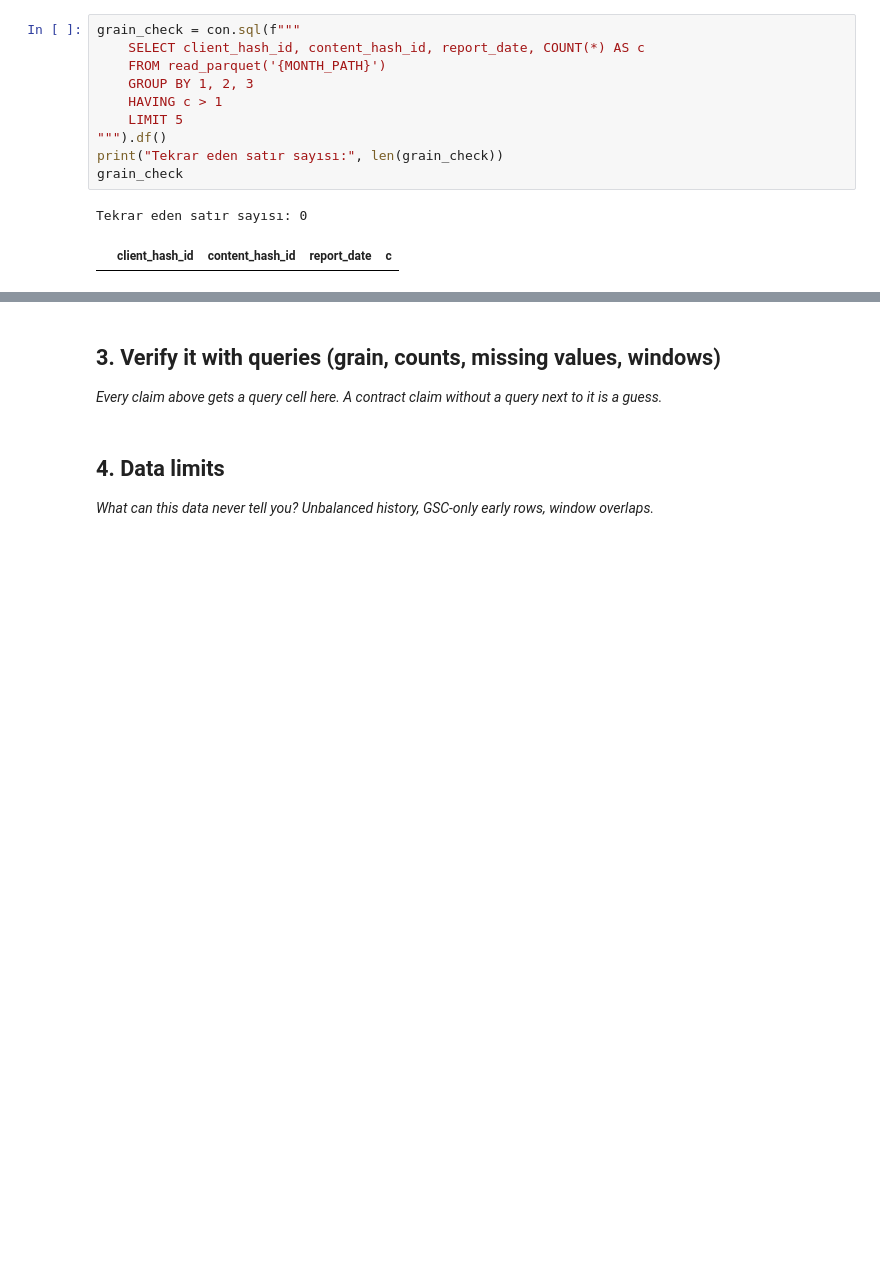
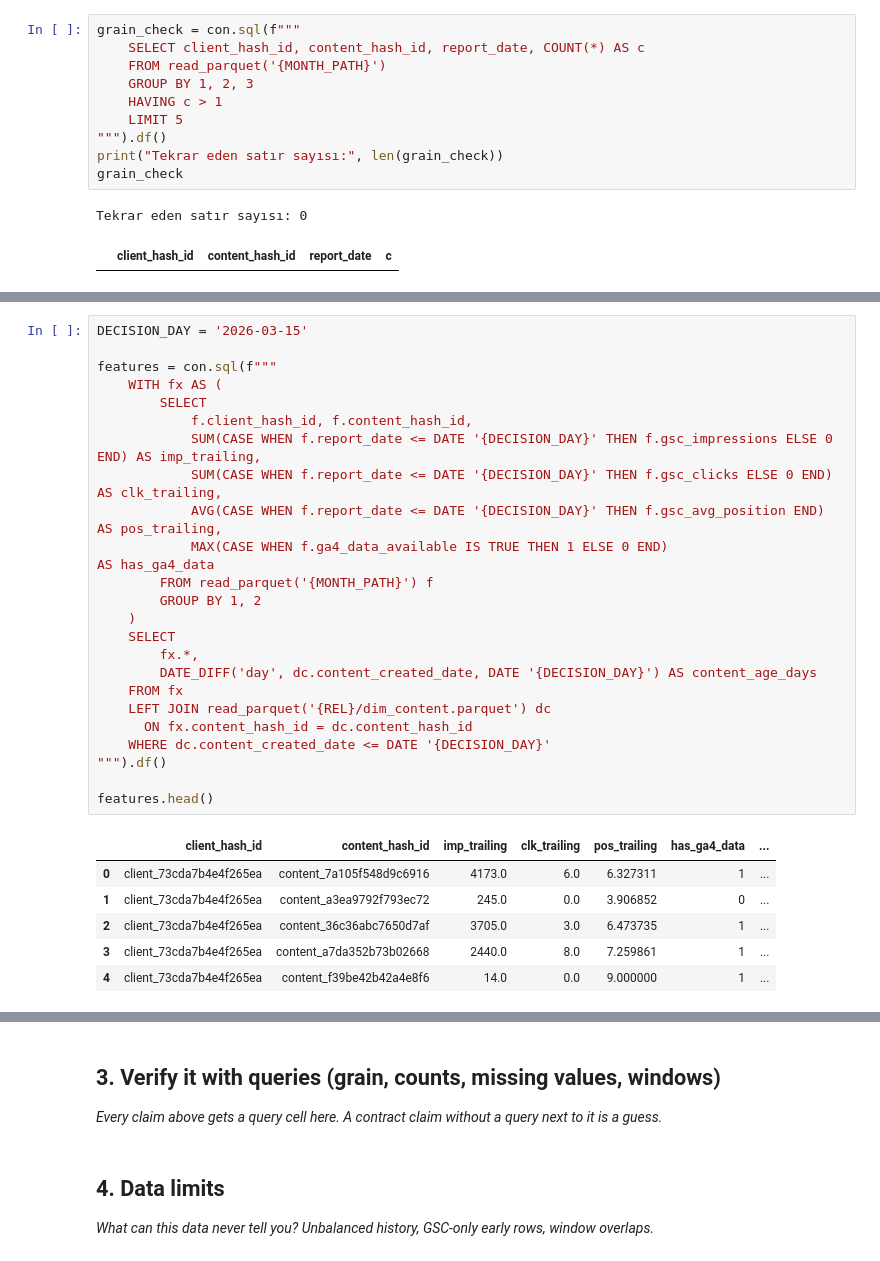
Before and after one commit to damlablgc/flyrankinternship, a Jupyter notebook: work/notebooks/w03_data_contract.ipynb, the cells around one changed output, grey strips where cells are left out. Cells and saved outputs as stored; diff of their text form; blank space fills up the shorter version.

```diff
--- a/work/notebooks/w03_data_contract.ipynb
+++ b/work/notebooks/w03_data_contract.ipynb
@@ -39,0 +66,31 @@ Tekrar eden satır sayısı: 0
+# %%
+DECISION_DAY = '2026-03-15'
+
+features = con.sql(f"""
+    WITH fx AS (
+        SELECT
+            f.client_hash_id, f.content_hash_id,
+            SUM(CASE WHEN f.report_date <= DATE '{DECISION_DAY}' THEN f.gsc_impressions ELSE 0 END) AS imp_trailing,
+            SUM(CASE WHEN f.report_date <= DATE '{DECISION_DAY}' THEN f.gsc_clicks ELSE 0 END)      AS clk_trailing,
+            AVG(CASE WHEN f.report_date <= DATE '{DECISION_DAY}' THEN f.gsc_avg_position END)       AS pos_trailing,
+            MAX(CASE WHEN f.ga4_data_available IS TRUE THEN 1 ELSE 0 END)                            AS has_ga4_data
+        FROM read_parquet('{MONTH_PATH}') f
+        GROUP BY 1, 2
+    )
+    SELECT
+        fx.*,
+        DATE_DIFF('day', dc.content_created_date, DATE '{DECISION_DAY}') AS content_age_days
+    FROM fx
+    LEFT JOIN read_parquet('{REL}/dim_content.parquet') dc
+      ON fx.content_hash_id = dc.content_hash_id
+    WHERE dc.content_created_date <= DATE '{DECISION_DAY}'
+""").df()
+
+features.head()
+# %% [output]
+|  | client_hash_id | content_hash_id | imp_trailing | clk_trailing | pos_trailing | has_ga4_data | ... |
+| 0 | client_73cda7b4e4f265ea | content_7a105f548d9c6916 | 4173.0 | 6.0 | 6.327311 | 1 | ... |
+| 1 | client_73cda7b4e4f265ea | content_a3ea9792f793ec72 | 245.0 | 0.0 | 3.906852 | 0 | ... |
+| 2 | client_73cda7b4e4f265ea | content_36c36abc7650d7af | 3705.0 | 3.0 | 6.473735 | 1 | ... |
+| 3 | client_73cda7b4e4f265ea | content_a7da352b73b02668 | 2440.0 | 8.0 | 7.259861 | 1 | ... |
+| 4 | client_73cda7b4e4f265ea | content_f39be42b42a4e8f6 | 14.0 | 0.0 | 9.000000 | 1 | ... |
```
Also changed, not shown: parts of 3 cells of this notebook.
